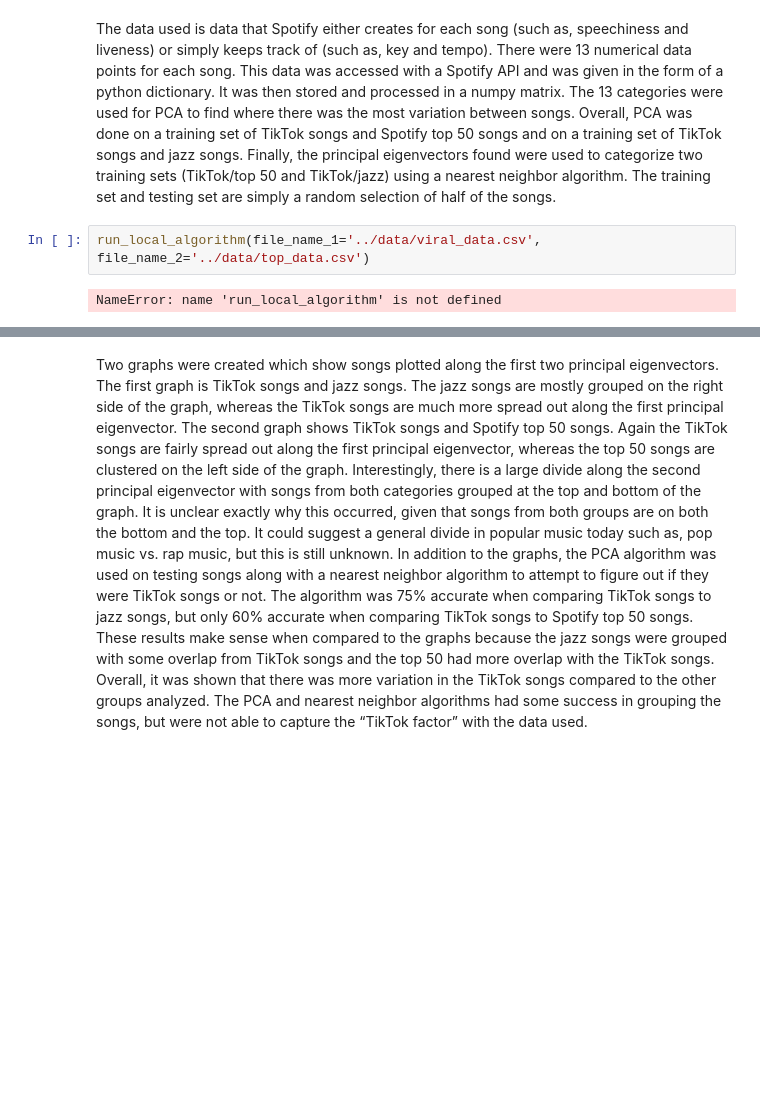
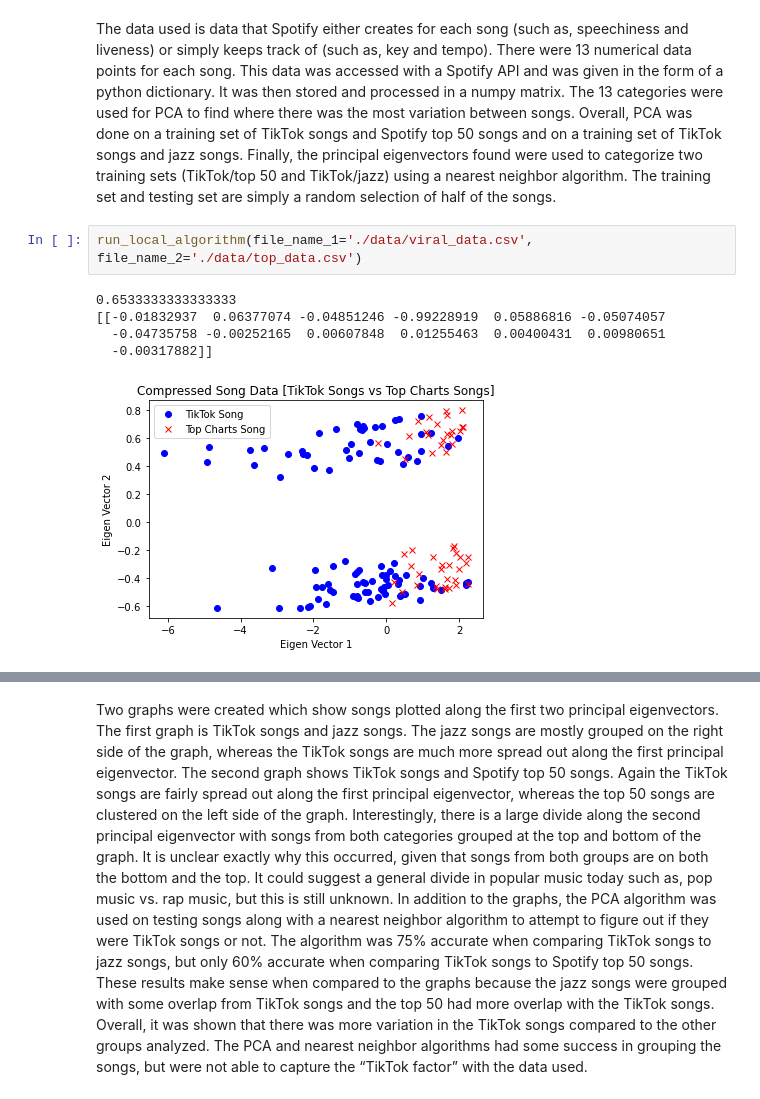
Before and after one commit to annacommers/poppin-hits-predictor, a Jupyter notebook: report.ipynb, the cells around one changed output, grey strips where cells are left out. Saved outputs shown, nothing was run; the diff lists cells and outputs as text; blank space fills up the shorter version.

Commit message:
Import run local algorithm function into report

```diff
--- a/report.ipynb
+++ b/report.ipynb
@@ -15,7 +16,11 @@ Over the past few years, TikTok has gained popularity and now has around 100 mil
 # %% [markdown]
 The data used is data that Spotify either creates for each song (such as, speechiness and liveness) or simply keeps track of (such as, key and tempo). There were 13 numerical data points for each song. This data was accessed with a Spotify API and was given in the form of a python dictionary. It was then stored and processed in a numpy matrix. The 13 categories were used for PCA to find where there was the most variation between songs. Overall, PCA was done on a training set of TikTok songs and Spotify top 50 songs and on a training set of TikTok songs and jazz songs. Finally, the principal eigenvectors found were used to categorize two training sets (TikTok/top 50 and TikTok/jazz) using a nearest neighbor algorithm. The training set and testing set are simply a random selection of half of the songs.
 # %%
-run_local_algorithm(file_name_1='../data/viral_data.csv', file_name_2='../data/top_data.csv')
+run_local_algorithm(file_name_1='./data/viral_data.csv', file_name_2='./data/top_data.csv')
 # %% [output]
-NameError: name 'run_local_algorithm' is not defined
+0.6533333333333333
+[[-0.01832937  0.06377074 -0.04851246 -0.99228919  0.05886816 -0.05074057
+  -0.04735758 -0.00252165  0.00607848  0.01255463  0.00400431  0.00980651
+  -0.00317882]]
+[figure, added]
 # %%
```
Also changed, not shown: parts of 2 cells of this notebook.
